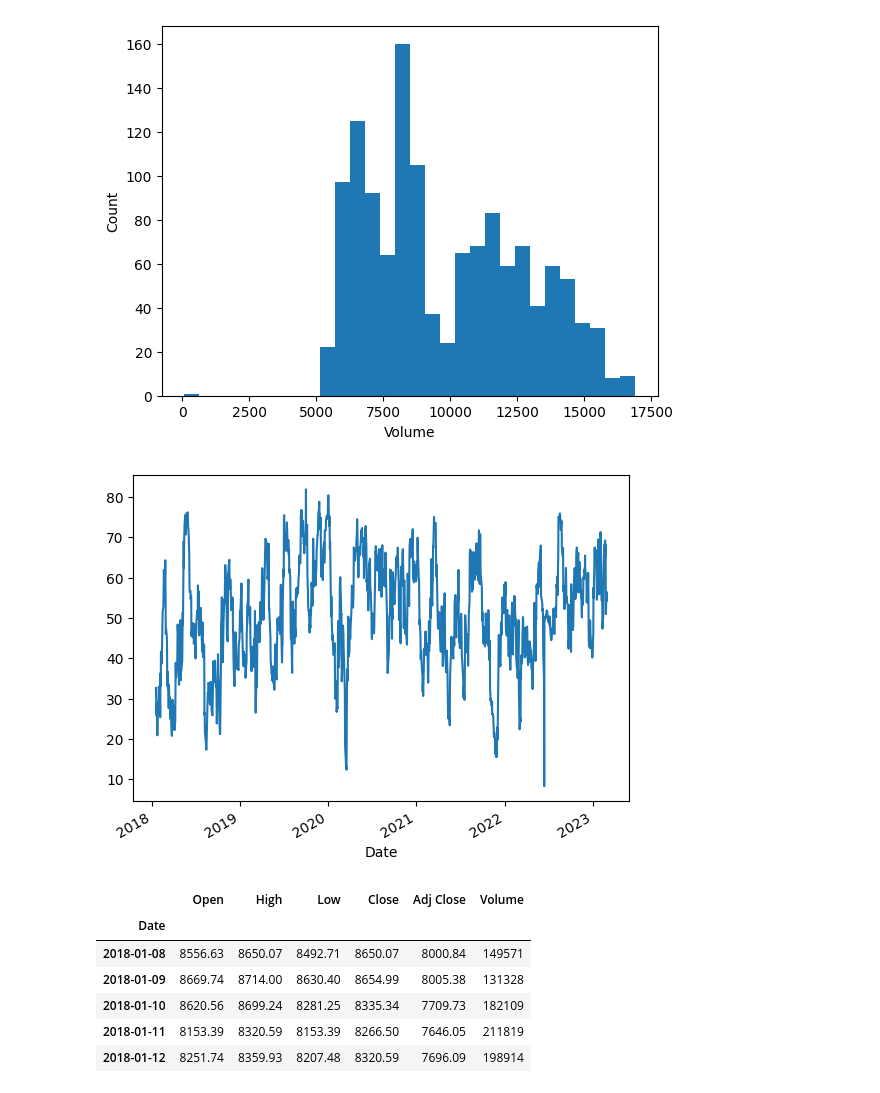
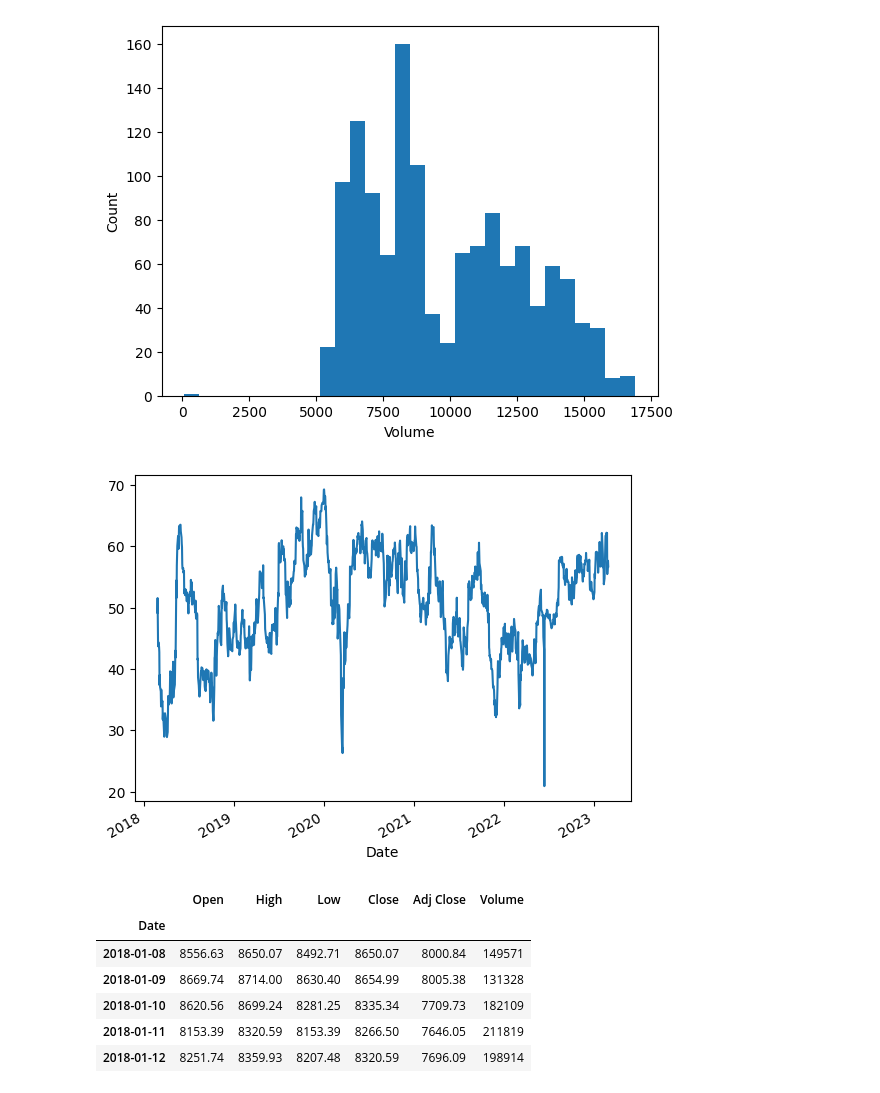
Before and after one commit to Gitmsherbert/-UCDPA_Mark_Herbert, a Jupyter notebook: FLTR_Panda.ipynb, the cells around one changed output. Cells and saved outputs as stored; diff of their text form; code cells hidden in the pictures.

```diff
--- a/FLTR_Panda.ipynb
+++ b/FLTR_Panda.ipynb
@@ -225,30 +196,30 @@ plt.show()
 # %%
 # Calculate the price change
 delta = df_FLTR['Close'].diff()
 
 # Define the time window for RSI calculation
-window_length = 14
+window_length = 40
 
 # Calculate the gains and losses with exponential weighting
 gain = delta.where(delta > 0, 0)
 loss = -delta.where(delta < 0, 0)
 avg_gain = gain.ewm(com=(window_length - 1), min_periods=window_length).mean()
 avg_loss = loss.ewm(com=(window_length - 1), min_periods=window_length).mean()
 
 # Calculate the relative strength
 rs = avg_gain / avg_loss
 
 # Calculate the RSI
 rsi = 100 - (100 / (1 + rs))
 
 # Add the RSI to the DataFrame
 df_FLTR['rsi'] = rsi
 
 # Visualize the RSI with matplotlib
 df_FLTR['rsi'].plot()
 plt.show()
 # %% [output]
-[figure, old version]
+[figure, new version]
 # %%
 df_FLTR[4:9]
 # %% [output]
```
Also changed, not shown: parts of 25 cells of this notebook.
